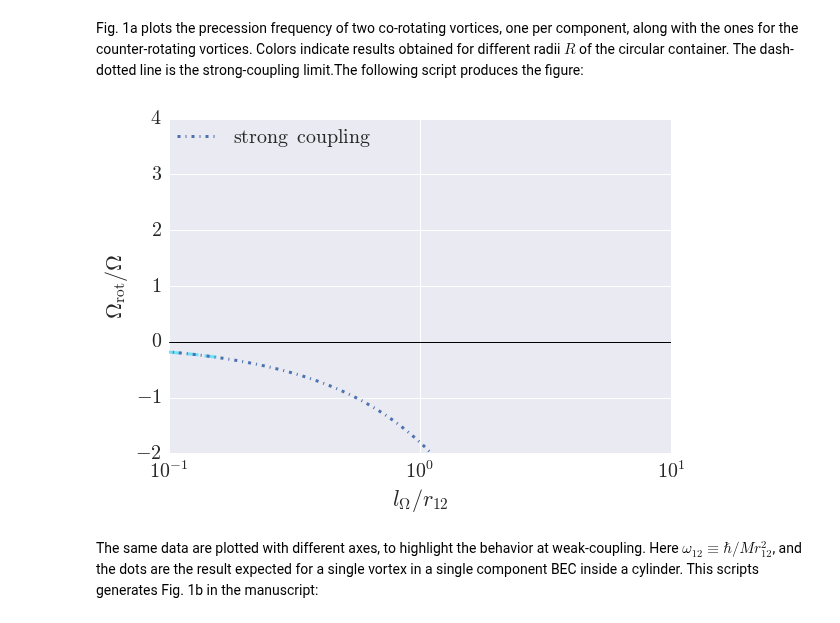
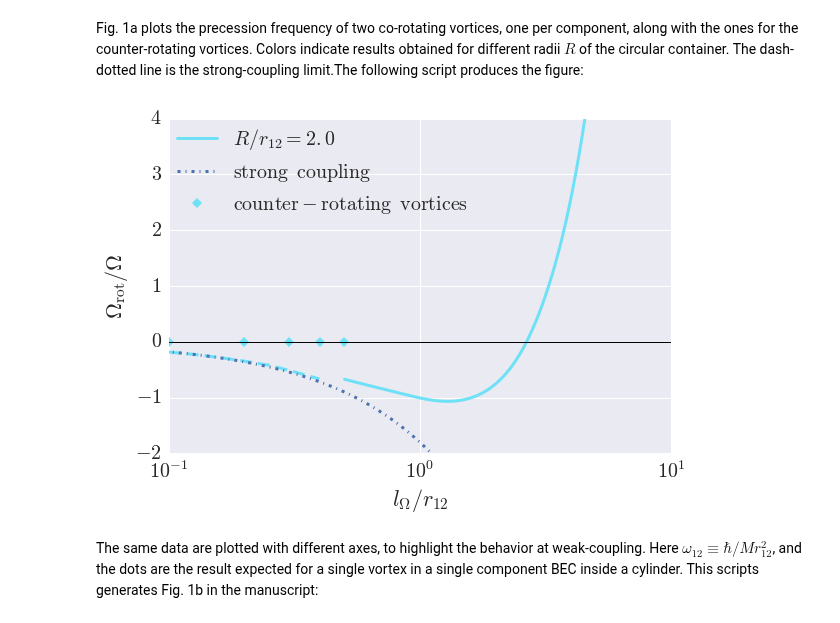
Before and after one commit to AberaAMuhamed/notebooks, a Jupyter notebook: Vortex_Dynamics.ipynb, the cells around one changed output. Drawn from its saved outputs; the diff is of its cells as text; code cells hidden in the pictures.

```diff
--- a/Vortex_Dynamics.ipynb
+++ b/Vortex_Dynamics.ipynb
@@ -499,35 +512,35 @@ for radius in parameters:
     x_l = ordered_left['l_omega_r12']
     y_l = ordered_left['omega_rot/omega']
     x_r = ordered_right['l_omega_r12']
     y_r = ordered_right['omega_rot/omega']
     x_rm = x_r.as_matrix()
     y_rm = y_r.as_matrix()
     x_r2 = np.linspace(x_rm.min(), x_rm.max(), 300)
     y_r2 = spline(x_rm, y_rm, x_r2)
     plt.plot(x_l, y_l, "--", dashes = [12, 6], label="", color=mycolors[length_x])
     plt.plot(x_r2, y_r2, label='$R/r_{12}=%.1f$' % radius, color=mycolors[length_x])
 
 # add the strong coupling limit
 x = np.linspace(0, 2, 100)
 y = -4*np.sqrt(2)*x/np.pi
 plt.plot(x, y, '-.', label="$\mathrm{strong} \,\,\, \mathrm{coupling}$");
 
 # add counter-rotating vortices
-plt.plot(LOmega_over_r12,Omega_rot,'D', color=colors(4), lw=2, label="$\mathrm{counter-rotating} \,\,\, \mathrm{vortices}$");
+plt.plot(LOmega_over_r12,Omega_rot,'D', color=mycolors[4], lw=2, label="$\mathrm{counter-rotating} \,\,\, \mathrm{vortices}$");
 
 # set labels and limits
 plt.xscale('log')
 plt.xlabel("$l_\Omega/r_{12}$")
 plt.ylabel("$\Omega_\mathrm{rot}/\Omega$")
 plt.xlim(0.1, 10)
 plt.ylim(-2, 4)
 plt.yticks([-2, -1, 0, 1, 2, 3, 4], ['$-2$', '$-1$', '$0$', '$1$', '$2$', '$3$', '$4$'])
 plt.xticks([0.1, 1, 10], ['$10^{-1}$', '$10^{0}$', '$10^{1}$', ])
 plt.axhline(0, color='black', linewidth=1)
 lgd = plt.legend(bbox_to_anchor=(0, 1), loc=2, borderaxespad=0.);
 plt.show()
 # %% [output]
-[figure, old version]
+[figure, new version]
 # %% [markdown]
 The same data are plotted with different axes, to highlight the behavior at weak-coupling. Here $\omega_{12} \equiv \hbar/M r_{12}^2$, and the dots are the result expected for a single vortex in a single component BEC inside a cylinder. This scripts generates Fig. 1b in the manuscript:
 # %%
```
Also changed, not shown: parts of 2 cells of this notebook.
